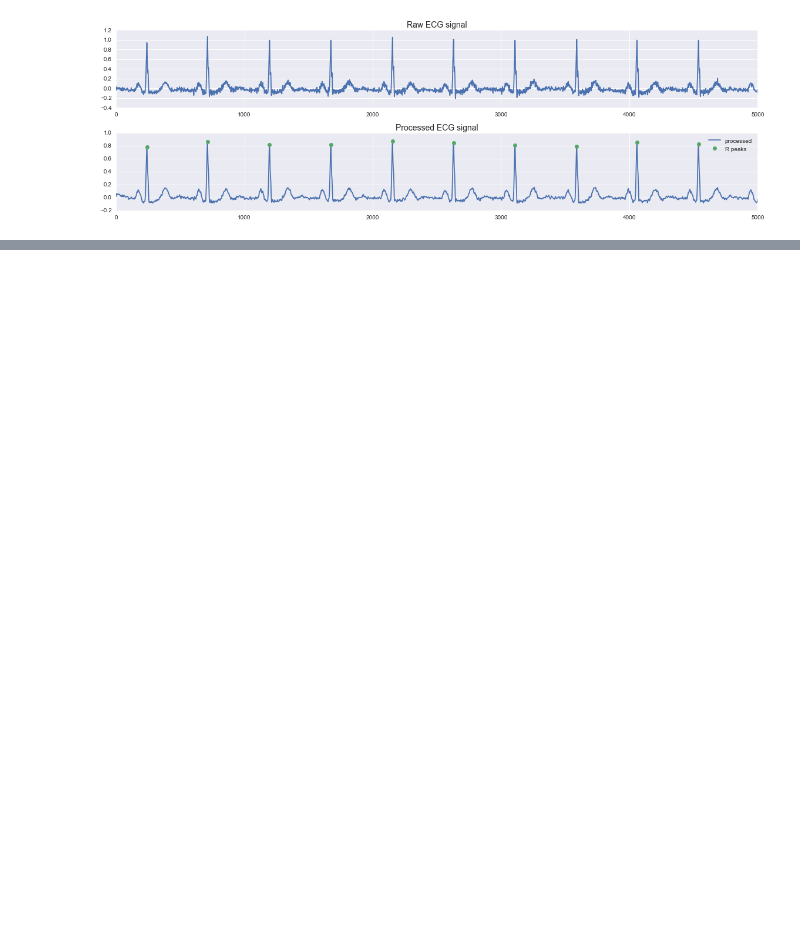
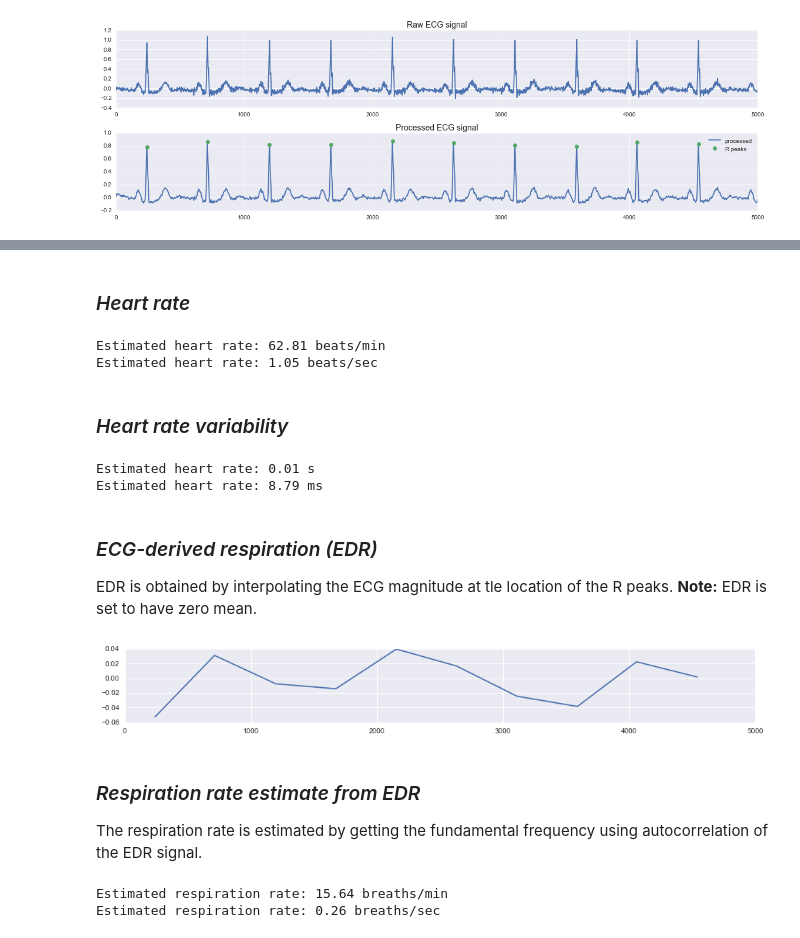
Before and after one commit to xmpuspus/ECG, a Jupyter notebook: notebooks/ecg_pipeline.ipynb, the cells around one changed output, grey strips where cells are left out. Saved outputs shown, nothing was run; the diff lists cells and outputs as text; code cells hidden in the pictures; blank space fills up the shorter version.

```diff
--- a/notebooks/ecg_pipeline.ipynb
+++ b/notebooks/ecg_pipeline.ipynb
@@ -56,0 +44,3 @@ ecg_df.head()
+# %%
+sample_signal = data_signals['II']
+processed_ECG = em.Signal(sample_signal, fs)
@@ -68,0 +68,45 @@ plt.show()
+# %% [markdown]
+### *Heart rate*
+# %%
+processed_ECG.get_heartrate(unit='permin')
+print('Estimated heart rate: {} beats/min'.format(round(processed_ECG.heartrate, 2)))
+processed_ECG.get_heartrate(unit='persec')
+print('Estimated heart rate: {} beats/sec'.format(round(processed_ECG.heartrate, 2)))
+# %% [output]
+Estimated heart rate: 62.81 beats/min
+Estimated heart rate: 1.05 beats/sec
+# %% [markdown]
+### *Heart rate variability*
+# %%
+processed_ECG.get_heartratevar(unit='s')
+print('Estimated heart rate: {} s'.format(round(processed_ECG.heartratevar, 2)))
+processed_ECG.get_heartratevar(unit='ms')
+print('Estimated heart rate: {} ms'.format(round(processed_ECG.heartratevar, 2)))
+# %% [output]
+Estimated heart rate: 0.01 s
+Estimated heart rate: 8.79 ms
+# %% [markdown]
+### *ECG-derived respiration (EDR)*
+EDR is obtained by interpolating the ECG magnitude at tle location of the R peaks. **Note:** EDR is set to have zero mean.
+# %%
+# Compute EDR
+processed_ECG.get_edr()
+edr_sig = processed_ECG.edr
+plt.figure(figsize = [13, 2])
+plt.plot(edr_sig[1], edr_sig[0])
+plt.tight_layout()
+plt.show()
+# %% [output]
+[figure, added]
+# %% [markdown]
+### *Respiration rate estimate from EDR*
+The respiration rate is estimated by getting the fundamental frequency using autocorrelation of the EDR signal.
+# %%
+processed_ECG.get_resprate(unit='permin')
+print('Estimated respiration rate: {} breaths/min'.format(round(processed_ECG.resprate, 2)))
+
+processed_ECG.get_resprate(unit='persec')
+print('Estimated respiration rate: {} breaths/sec'.format(round(processed_ECG.resprate, 2)))
+# %% [output]
+Estimated respiration rate: 15.64 breaths/min
+Estimated respiration rate: 0.26 breaths/sec
```
Also changed, not shown: parts of 9 cells of this notebook.
